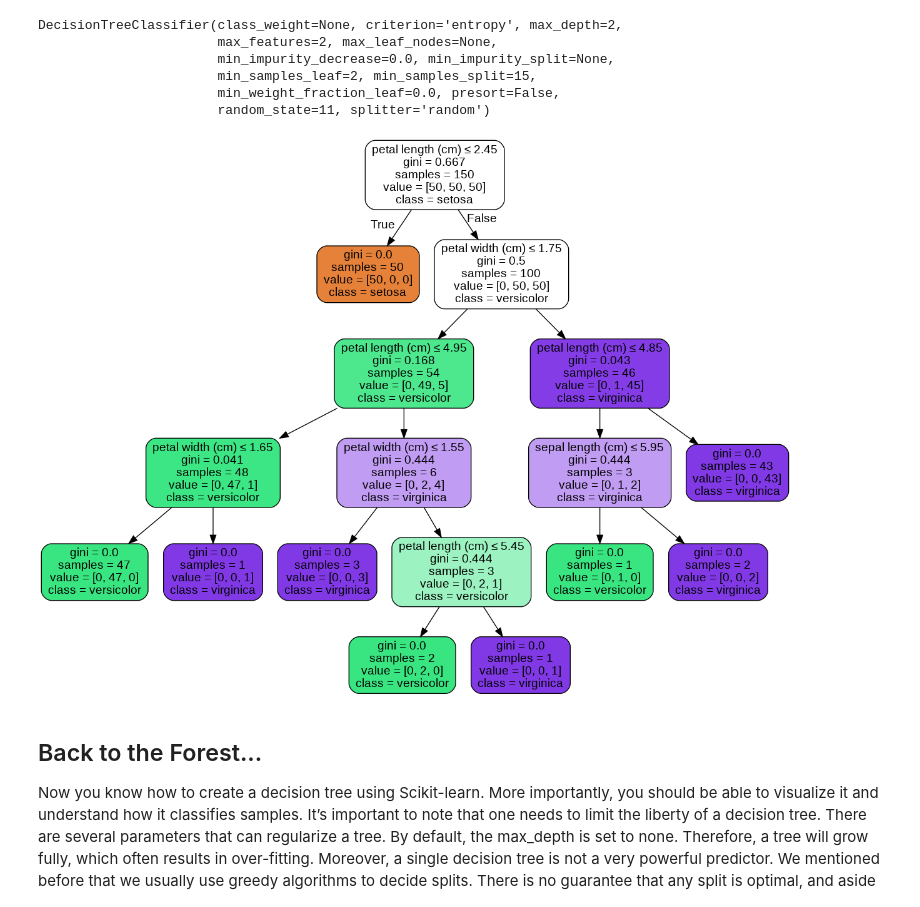
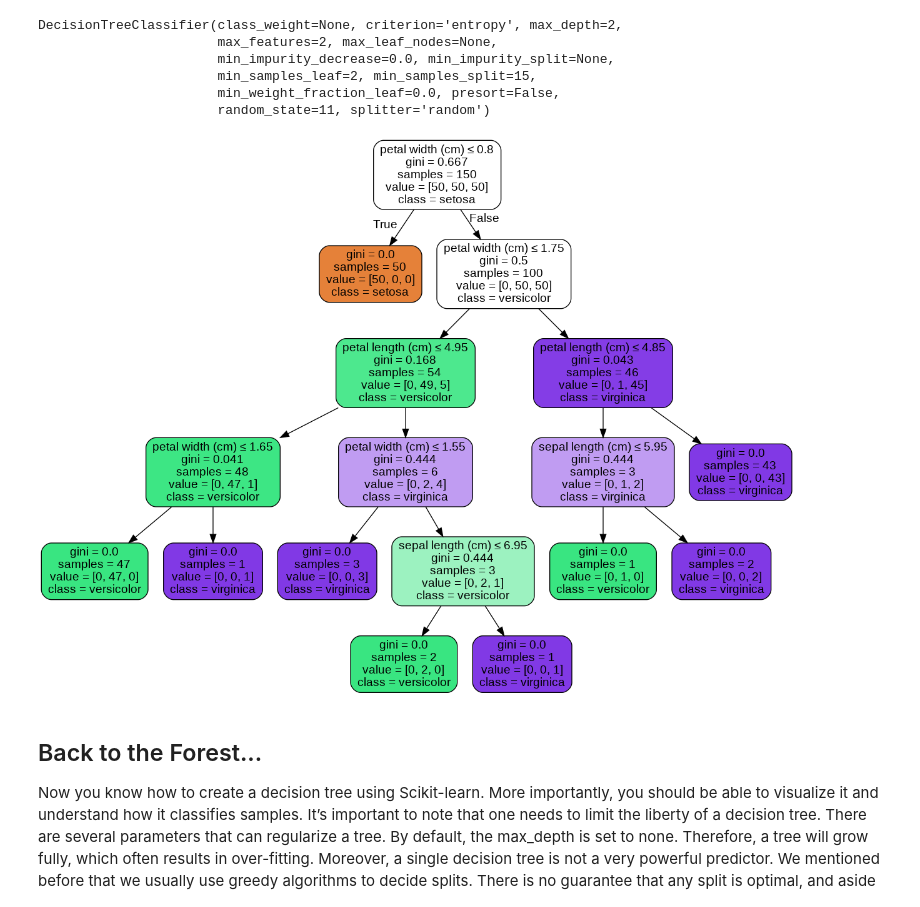
Before and after one commit to jfogarty/machine-learning-intro-workshop, a Jupyter notebook: notebooks/decision_trees_intro.ipynb, the cells around one changed output. Cells and saved outputs as stored; diff of their text form; code cells hidden in the pictures.

```diff
--- a/notebooks/decision_trees_intro.ipynb
+++ b/notebooks/decision_trees_intro.ipynb
@@ -327,8 +327,8 @@ If you take a look at the parameters the DecisionTreeClassifier can take, you mi
 - **max_features**: The number of features to consider when looking for the best split. If this value is not set, the decision tree will consider all features available to make the best split. Depending on your application, it’s often a good idea to tune this parameter.
 # %%
 # Setting parameters
-tree = DecisionTreeClassifier(criterion = "entropy", splitter = "random", max_depth = 2,  min_samples_split = 15,
-                              min_samples_leaf = 2, max_features = 2, random_state=11)
+tree = DecisionTreeClassifier(criterion = "entropy", splitter = "random", max_depth = 2,  min_samples_split = 5,
+                              min_samples_leaf = 2, max_features = 2)
 tree.fit(X,y)
 # %% [output]
 DecisionTreeClassifier(class_weight=None, criterion='entropy', max_depth=2,
@@ -340,20 +340,20 @@ DecisionTreeClassifier(class_weight=None, criterion='entropy', max_depth=2,
 # %%
 # Visualize Decision Tree
 from sklearn.tree import export_graphviz
 
 # Creates dot file named tree.dot
-dotfile = "anotherZZZTreeName.dot"
+dotfile = "anotherTreeName.dot"
 export_graphviz(
             tree,
             out_file = dotfile,
             feature_names = list(X.columns),
             class_names = iris.target_names,
             filled = True,
             rounded = True)
 thefile = graph.render(dotfile, format='png')
 Image(filename=thefile)
 # %% [output]
-[figure, old version]
+[figure, new version]
 # %% [markdown]
 ## Back to the Forest...
 
```
Also changed, not shown: parts of 4 cells of this notebook.
